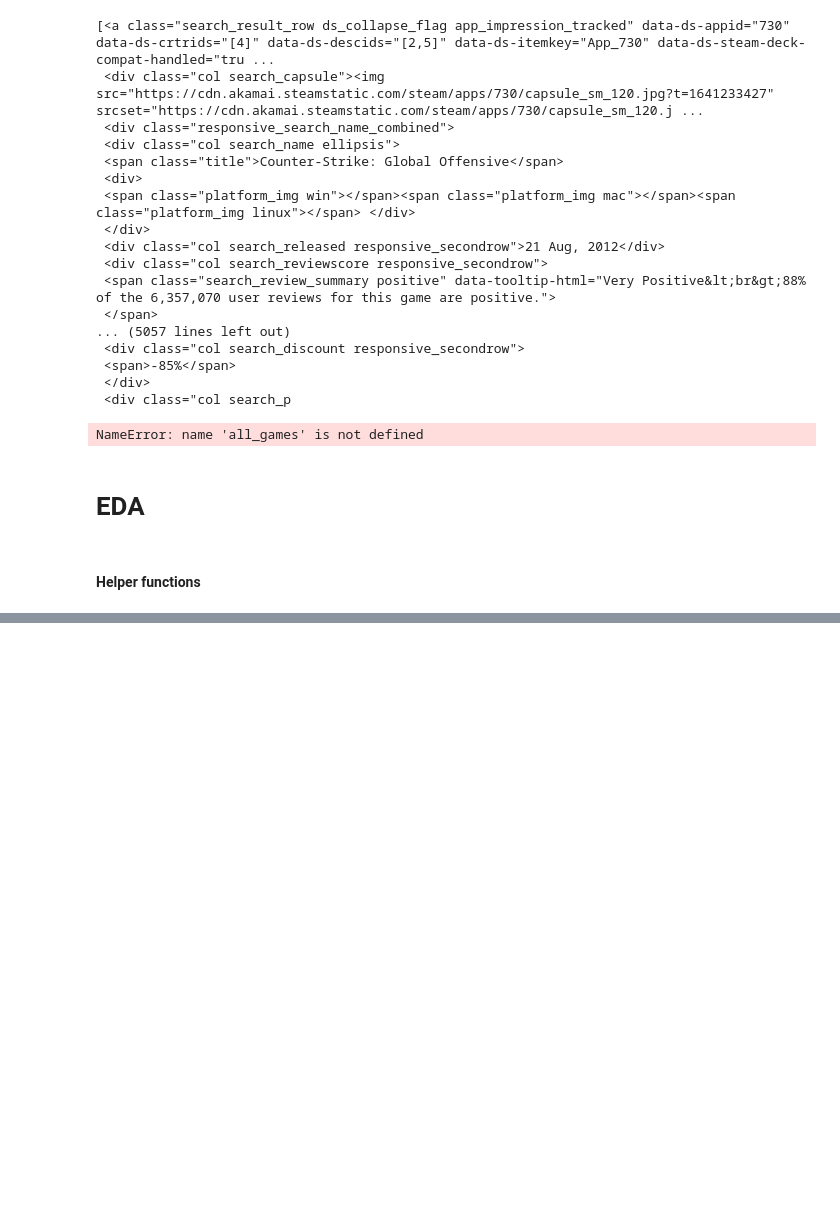
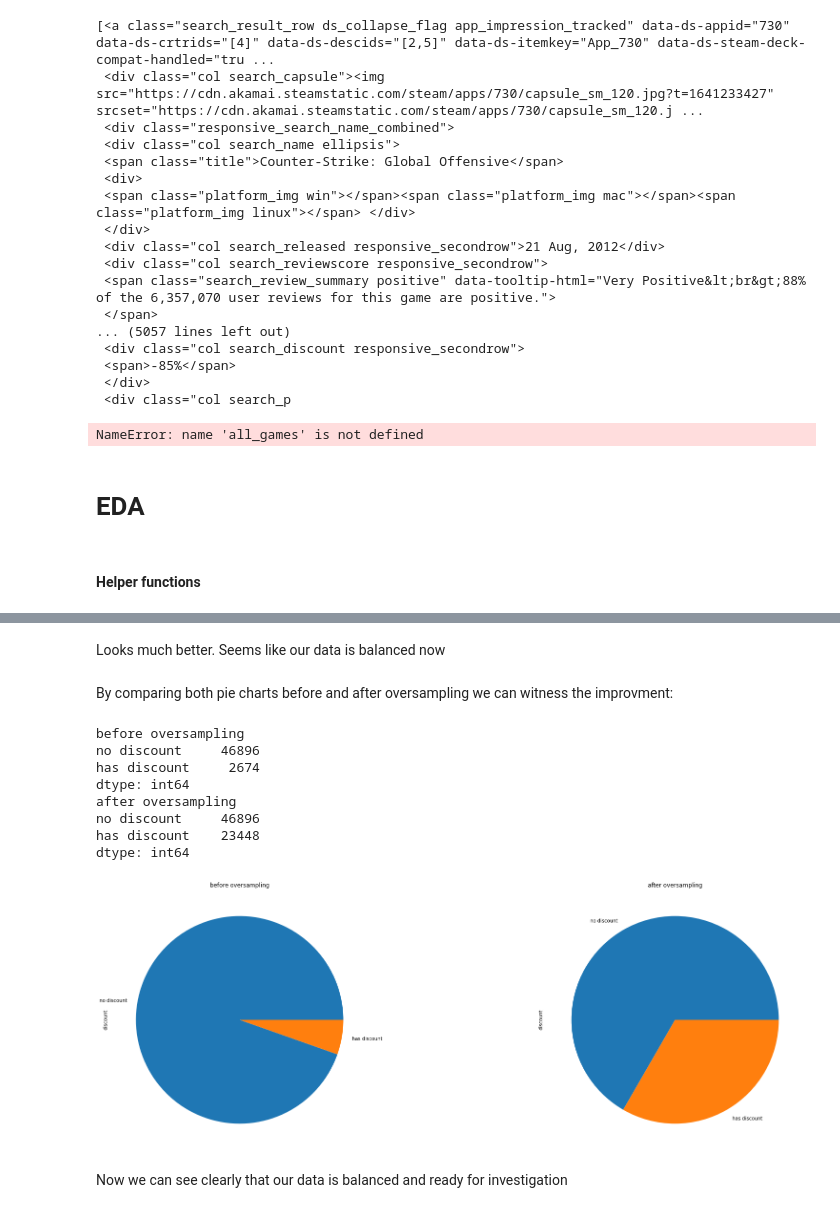
Before and after one commit to YuvalAvishid/Game_Discount_Predictor, a Jupyter notebook: Game_On_Sale.ipynb, the cells around one changed output, grey strips where cells are left out. Drawn from its saved outputs; the diff is of its cells as text; code cells hidden in the pictures; blank space fills up the shorter version.

```diff
--- a/Game_On_Sale.ipynb
+++ b/Game_On_Sale.ipynb
@@ -716,0 +692,21 @@ Now we can see clearly that our data is balanced and ready for investigation
+# %% [markdown]
+Looks much better. Seems like our data is balanced now
+# %% [markdown]
+By comparing both pie charts before and after oversampling we can witness the improvment:
+# %%
+fig, axes = plt.subplots(1,2, figsize=(20, 30))
+
+pie_chart_discount_investigation(new_df, fig, axes[0], "before oversampling", True)
+pie_chart_discount_investigation(oversample_df, fig, axes[1], "after oversampling", True)
+# %% [output]
+before oversampling
+no discount     46896
+has discount     2674
+dtype: int64
+after oversampling
+no discount     46896
+has discount    23448
+dtype: int64
+[figure, added]
+# %% [markdown]
+Now we can see clearly that our data is balanced and ready for investigation
```
Also changed, not shown: parts of 77 cells of this notebook.
